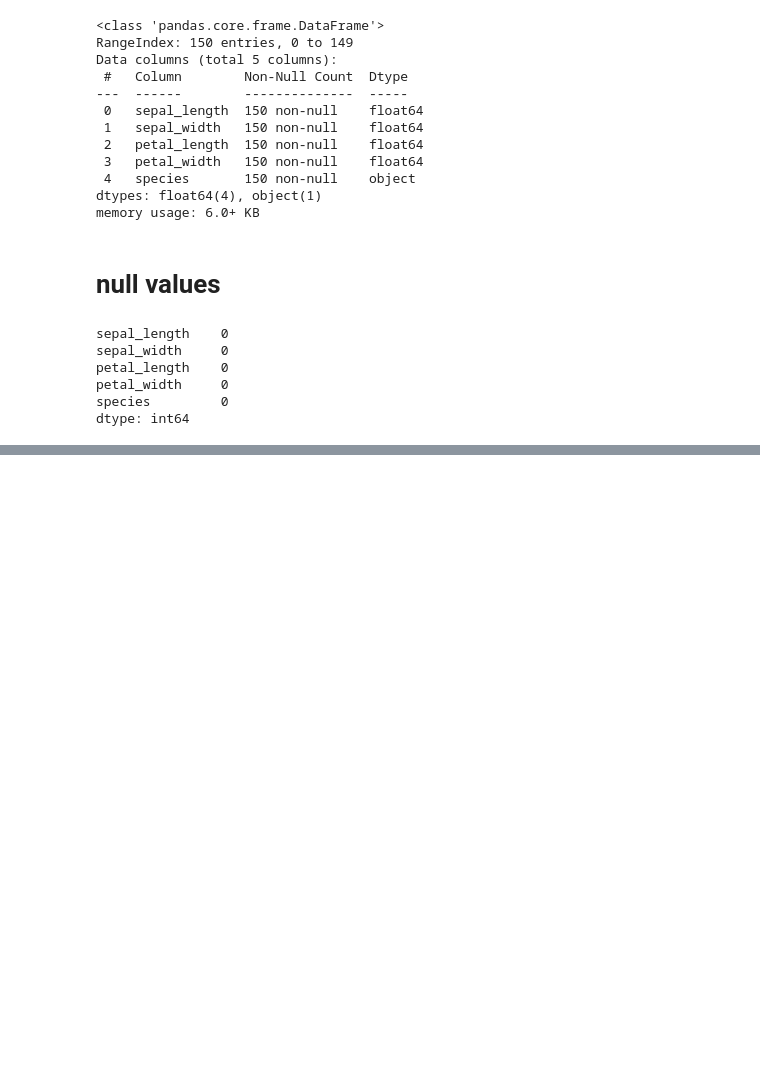
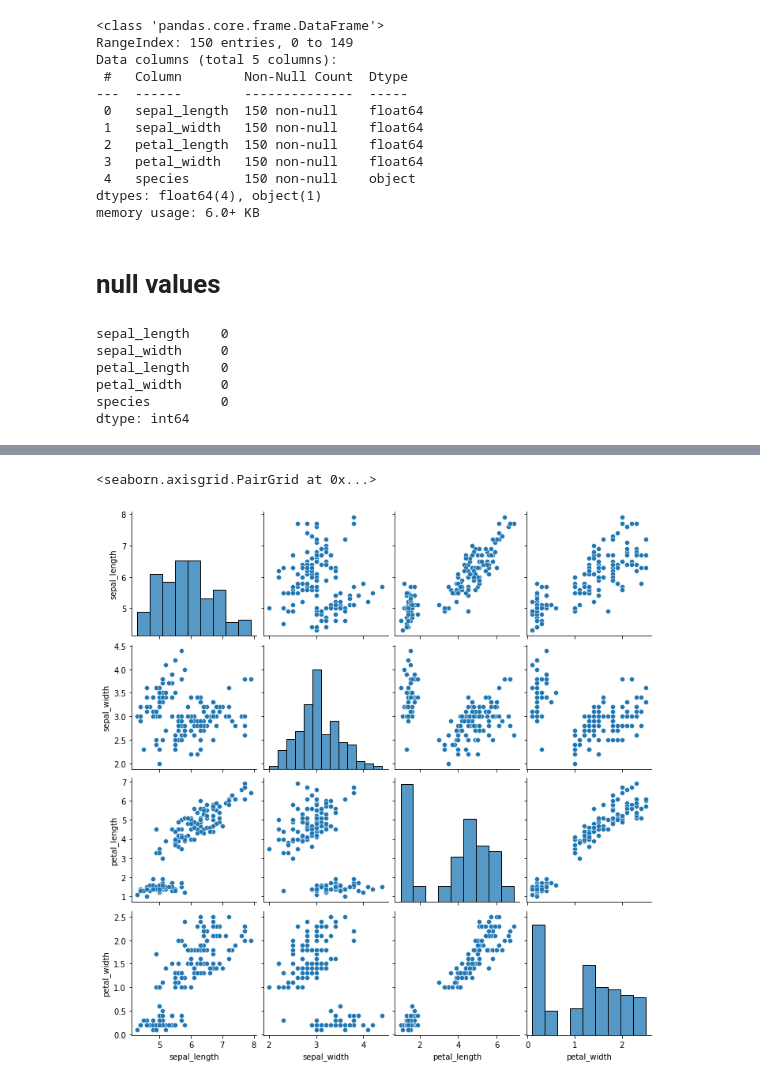
Before and after one commit to iPawanArya/git-github-intro, a Jupyter notebook: analysis.ipynb, the cells around one changed output, grey strips where cells are left out. Drawn from its saved outputs; the diff is of its cells as text; code cells hidden in the pictures; blank space fills up the shorter version.

```diff
--- a/analysis.ipynb
+++ b/analysis.ipynb
@@ -60,0 +68,5 @@ dtype: int64
+# %%
+sns.pairplot(df)
+# %% [output]
+<seaborn.axisgrid.PairGrid at 0x...>
+[figure, added]
```
Also changed, not shown: parts of 2 cells of this notebook.
